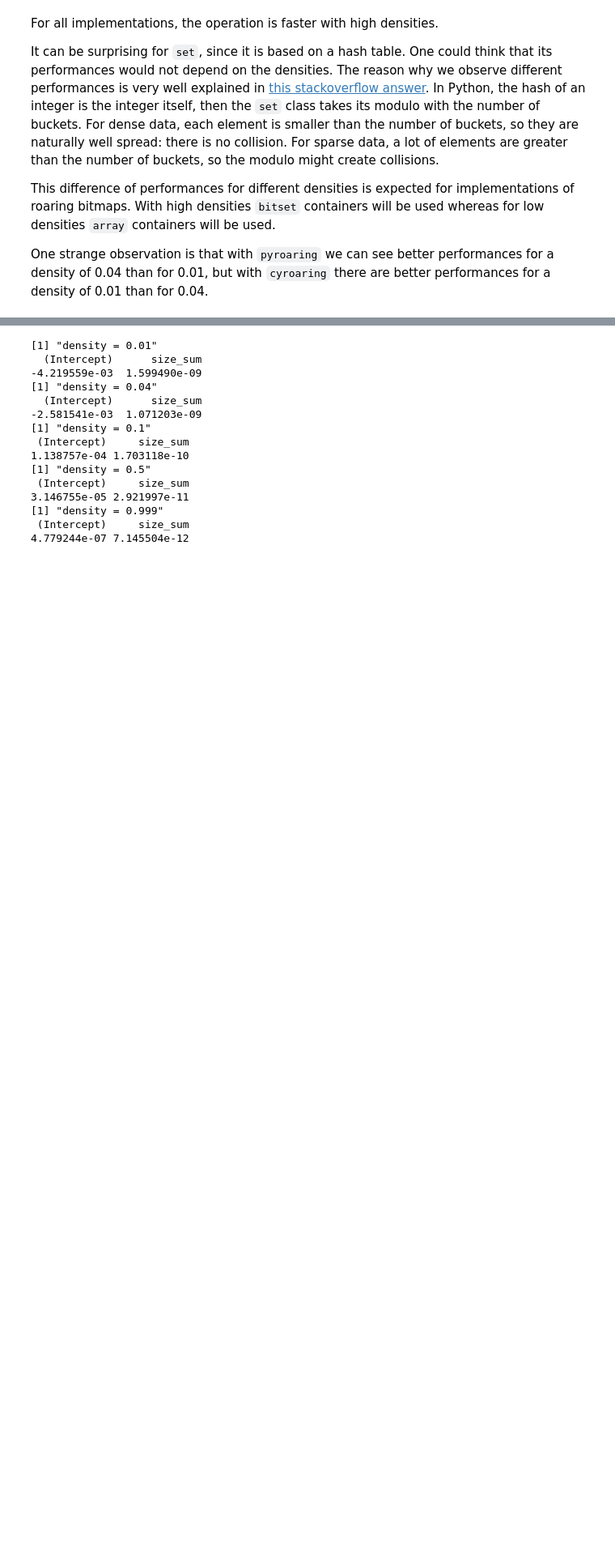
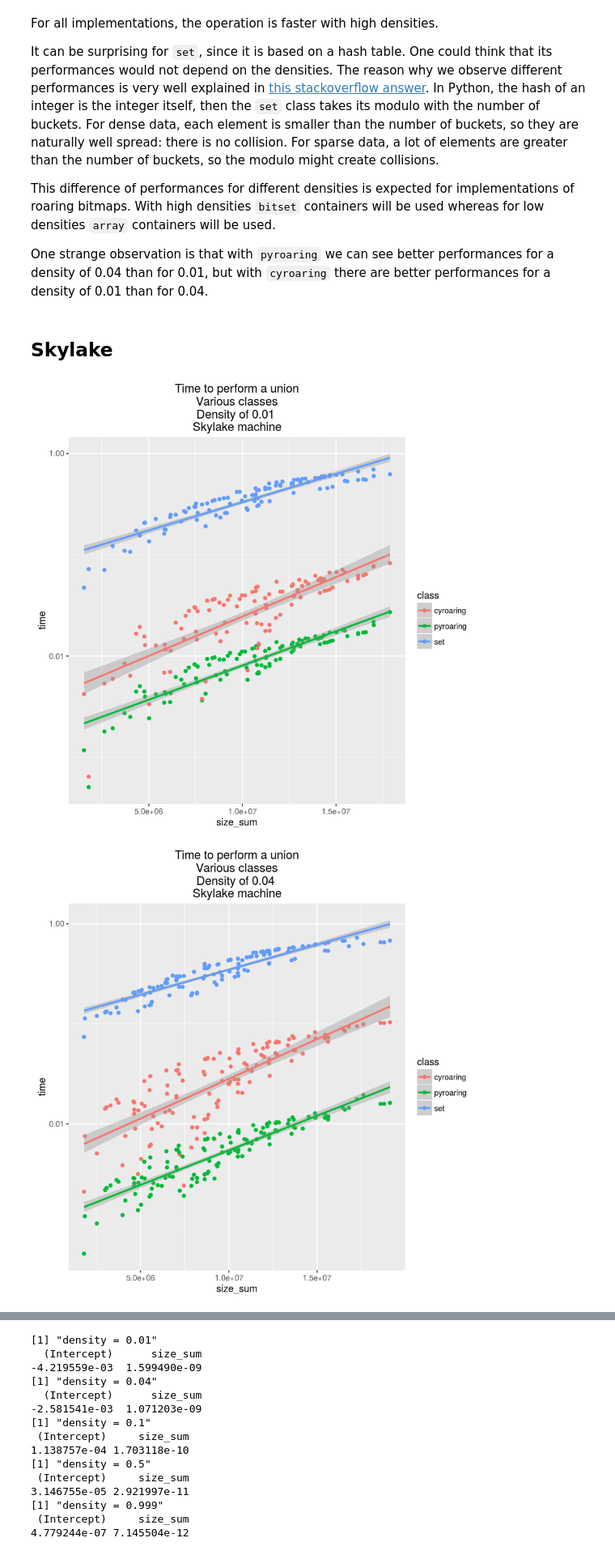
Before and after one commit to Ezibenroc/roaring_analysis, a Jupyter notebook: python_analysis.ipynb, the cells around one changed output, grey strips where cells are left out. Shown at 81% size. Drawn from its saved outputs; the diff is of its cells as text; code cells hidden in the pictures; blank space fills up the shorter version.

```diff
--- a/python_analysis.ipynb
+++ b/python_analysis.ipynb
@@ -87,3 +94,17 @@ It can be surprising for `set`, since it is based on a hash table. One could thi
 This difference of performances for different densities is expected for implementations of roaring bitmaps. With high densities `bitset` containers will be used whereas for low densities `array` containers will be used.
 
 One strange observation is that with `pyroaring` we can see better performances for a density of 0.04 than for 0.01, but with `cyroaring` there are better performances for a density of 0.01 than for 0.04.
+# %% [markdown]
+## Skylake
+# %%
+for(density in sort(unique(all_times_skylake[,'density1']))) {
+    title <- paste("Time to perform a union\nVarious classes\nDensity of", density, "\nSkylake machine")
+    print(ggplot(all_times_skylake[all_times_skylake['density1'] == density,], aes(x=size_sum, y=time, group=class, colour=class))+
+                geom_point() + geom_smooth(method=lm) +
+                ggtitle(title) +
+                scale_y_log10()
+    )
+}
+# %% [output]
+[figure, added]
+[figure, added]
```
Also changed, not shown: parts of 11 cells of this notebook.
